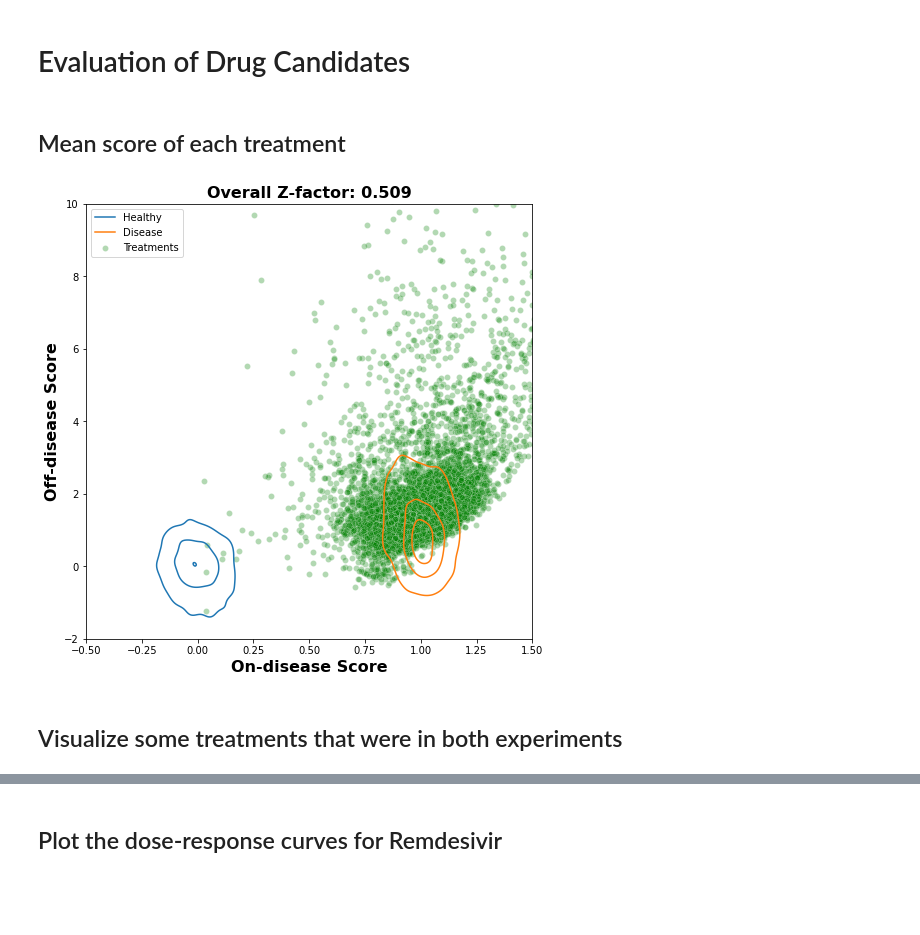
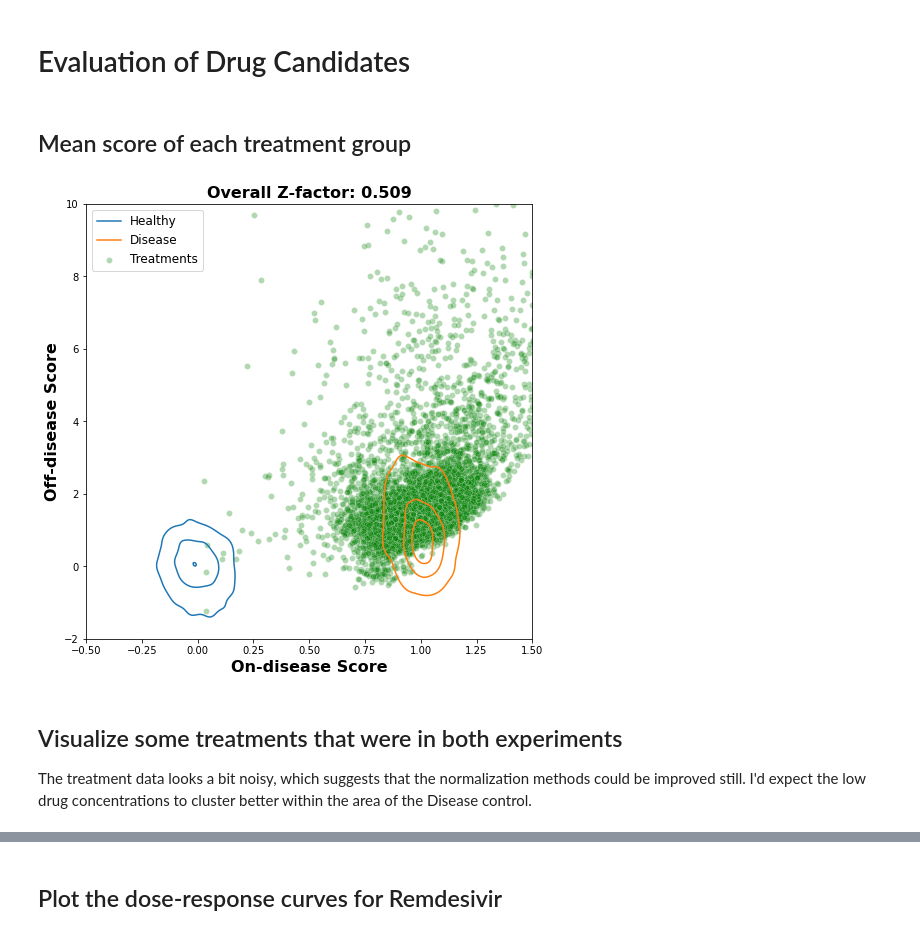
Before and after one commit to jainzana/shared_projects, a Jupyter notebook: _sources/Recursion_2019a_HRCE.ipynb, the cells around one changed output, grey strips where cells are left out. Saved outputs shown, nothing was run; the diff lists cells and outputs as text; code cells hidden in the pictures; blank space fills up the shorter version.

```diff
--- a/_sources/Recursion_2019a_HRCE.ipynb
+++ b/_sources/Recursion_2019a_HRCE.ipynb
@@ -699,8 +699,12 @@ for exp in metadata.experiment.unique():
   # Normalize the scores to mean=0 for neg control and mean=1 for pos control
   mean_pos = curr_scores.loc[pos_ctrl].mean()
   mean_neg = curr_scores.loc[neg_ctrl].mean()
-  curr_scores['on_disease_score'] = curr_scores['on_disease_score'].apply(lambda x: (x - mean_neg.on_disease_score) / (mean_pos.on_disease_score - mean_neg.on_disease_score))
-  curr_scores['off_disease_score'] = curr_scores['off_disease_score'].apply(lambda x: (x - mean_neg.off_disease_score) / (mean_pos.off_disease_score - mean_neg.off_disease_score))
+  curr_scores['on_disease_score'] = curr_scores['on_disease_score'].apply(
+      lambda x: (x - mean_neg.on_disease_score) / (mean_pos.on_disease_score - mean_neg.on_disease_score)
+  )
+  curr_scores['off_disease_score'] = curr_scores['off_disease_score'].apply(
+      lambda x: (x - mean_neg.off_disease_score) / (mean_pos.off_disease_score - mean_neg.off_disease_score)
+  )
 
   # Calculate the Z-factor based on the on-disease score
   sd_pos = curr_scores.loc[pos_ctrl].on_disease_score.std()
@@ -911,48 +915,53 @@ for (curr_ax, data) in zip(ax, [my_data, rx_data]):
 # %% [markdown]
 # Evaluation of Drug Candidates
 # %% [markdown]
-## Mean score of each treatment
+## Mean score of each treatment group
 # %%
 plt.figure(figsize=(8,8));
-fig = sns.kdeplot(x='on_disease_score',
-                  y='off_disease_score',
-                  data=disease_scores.loc[main_ctrls].reset_index(),
-                  hue='disease_condition',
-                  levels=[0.1, 0.5, 0.9],
-                  hue_order=['Inactive', 'Active'],
-                  legend=True);
+ax = sns.kdeplot(x='on_disease_score',
+                 y='off_disease_score',
+                 data=disease_scores.loc[main_ctrls].reset_index(),
+                 hue='disease_condition',
+                 levels=[0.1, 0.5, 0.9],
+                 hue_order=['Inactive', 'Active'],
+                 legend=True);
 plt.xlabel('On-disease Score',
            fontdict={'weight': 'bold', 'size': 16});
 plt.xticks(np.arange(-0.5, 1.75, 0.25));
 plt.ylabel('Off-disease Score',
            fontdict={'weight': 'bold', 'size': 16});
 plt.title('Overall Z-factor: {:.3f}'.format(Zfactor.loc['Overall']),
           fontdict={'weight': 'bold', 'size': 16});
 
-lgnd = fig.get_legend()
+lgnd = ax.get_legend()
 handles = lgnd.legendHandles
 
 x = disease_scores.loc[treated]\
                   .groupby(level='samp_group')\
                   .on_disease_score.mean()
 y = disease_scores.loc[treated]\
                   .groupby(level='samp_group')\
                   .off_disease_score.mean()
-fig = sns.scatterplot(x=x,
-                      y=y,
-                      color='green',
-                      alpha=0.3,
-                      label='Treatments');
+sns.scatterplot(x=x,
+                y=y,
+                color='green',
+                alpha=0.3,
+                label='Treatments',
+                ax=ax);
 plt.xlim(-0.5, 1.5);
 plt.ylim(-2, 10);
 
-handles2, _ = fig.get_legend_handles_labels()
-fig.legend(handles+handles2, ['Healthy', 'Disease', 'Treatments'])
+handles2, labels2 = ax.get_legend_handles_labels()
+plt.legend(prop={'size':12},
+           handles=handles+handles2,
+           labels=['Healthy', 'Disease']+labels2)
 sns.move_legend(fig, loc='upper left')
 # %% [output]
-[figure, old version]
+[figure, new version]
-# %% [markdown]
-## Visualize some treatments that were in both experiments
+# %% [markdown]
+## Visualize some treatments that were in both experiments
+
+The treatment data looks a bit noisy, which suggests that the normalization methods could be improved still. I'd expect the low drug concentrations to cluster better within the area of the Disease control.
 # %%
 treatments = ['Remdesivir (GS-5734)', 'GS-441524', 'Ritonavir', 'Lopinavir', 'Camostat',  'Thymoquinone', 'Idelalisib']
 colors = ['yellowgreen', 'turquoise', 'purple', 'red', 'gold', 'magenta', 'green']
```
Also changed, not shown: parts of 13 cells of this notebook, 6 other files.
